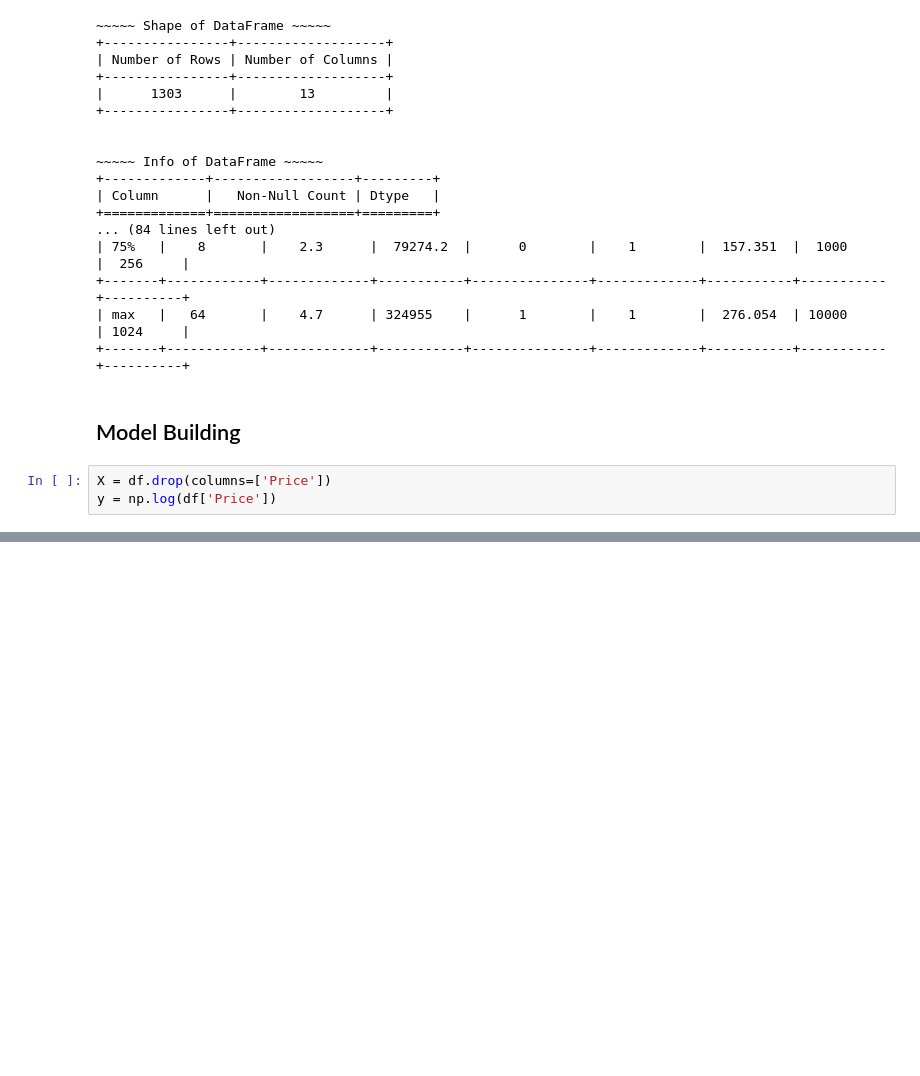
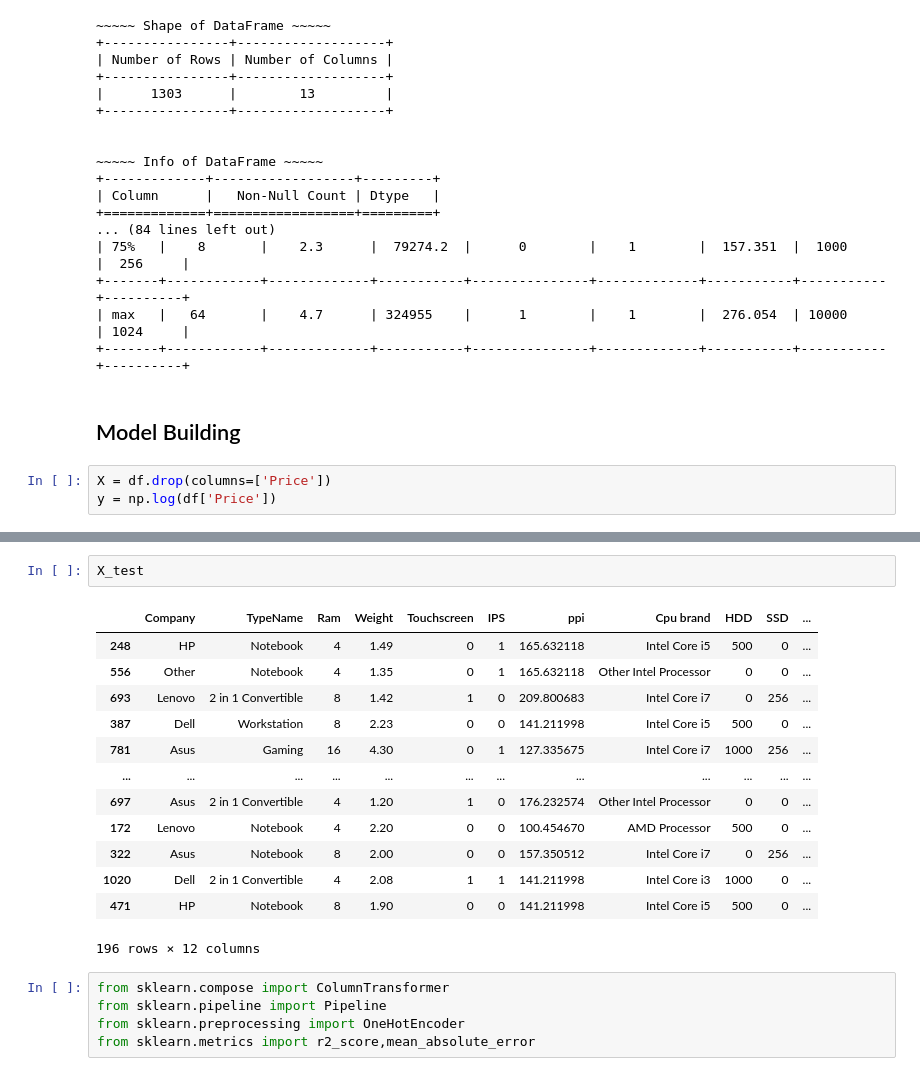
Before and after one commit to FasilHameed/Laptop-Price-Predictor, a Jupyter notebook: Laptop Price Prediction.ipynb, the cells around one changed output, grey strips where cells are left out. Saved outputs shown, nothing was run; the diff lists cells and outputs as text; blank space fills up the shorter version.

```diff
--- a/Laptop Price Prediction.ipynb
+++ b/Laptop Price Prediction.ipynb
@@ -545,0 +596,21 @@ y = np.log(df['Price'])
+# %%
+X_test
+# %% [output]
+|  | Company | TypeName | Ram | Weight | Touchscreen | IPS | ppi | Cpu brand | HDD | SSD | ... |
+| 248 | HP | Notebook | 4 | 1.49 | 0 | 1 | 165.632118 | Intel Core i5 | 500 | 0 | ... |
+| 556 | Other | Notebook | 4 | 1.35 | 0 | 1 | 165.632118 | Other Intel Processor | 0 | 0 | ... |
+| 693 | Lenovo | 2 in 1 Convertible | 8 | 1.42 | 1 | 0 | 209.800683 | Intel Core i7 | 0 | 256 | ... |
+| 387 | Dell | Workstation | 8 | 2.23 | 0 | 0 | 141.211998 | Intel Core i5 | 500 | 0 | ... |
+| 781 | Asus | Gaming | 16 | 4.30 | 0 | 1 | 127.335675 | Intel Core i7 | 1000 | 256 | ... |
+| ... | ... | ... | ... | ... | ... | ... | ... | ... | ... | ... | ... |
+| 697 | Asus | 2 in 1 Convertible | 4 | 1.20 | 1 | 0 | 176.232574 | Other Intel Processor | 0 | 0 | ... |
+| 172 | Lenovo | Notebook | 4 | 2.20 | 0 | 0 | 100.454670 | AMD Processor | 500 | 0 | ... |
+| 322 | Asus | Notebook | 8 | 2.00 | 0 | 0 | 157.350512 | Intel Core i7 | 0 | 256 | ... |
+| 1020 | Dell | 2 in 1 Convertible | 4 | 2.08 | 1 | 1 | 141.211998 | Intel Core i3 | 1000 | 0 | ... |
+| 471 | HP | Notebook | 8 | 1.90 | 0 | 0 | 141.211998 | Intel Core i5 | 500 | 0 | ... |
+196 rows × 12 columns
+# %%
+from sklearn.compose import ColumnTransformer
+from sklearn.pipeline import Pipeline
+from sklearn.preprocessing import OneHotEncoder
+from sklearn.metrics import r2_score,mean_absolute_error
```
Also changed, not shown: parts of 33 cells of this notebook, 2 other files.
